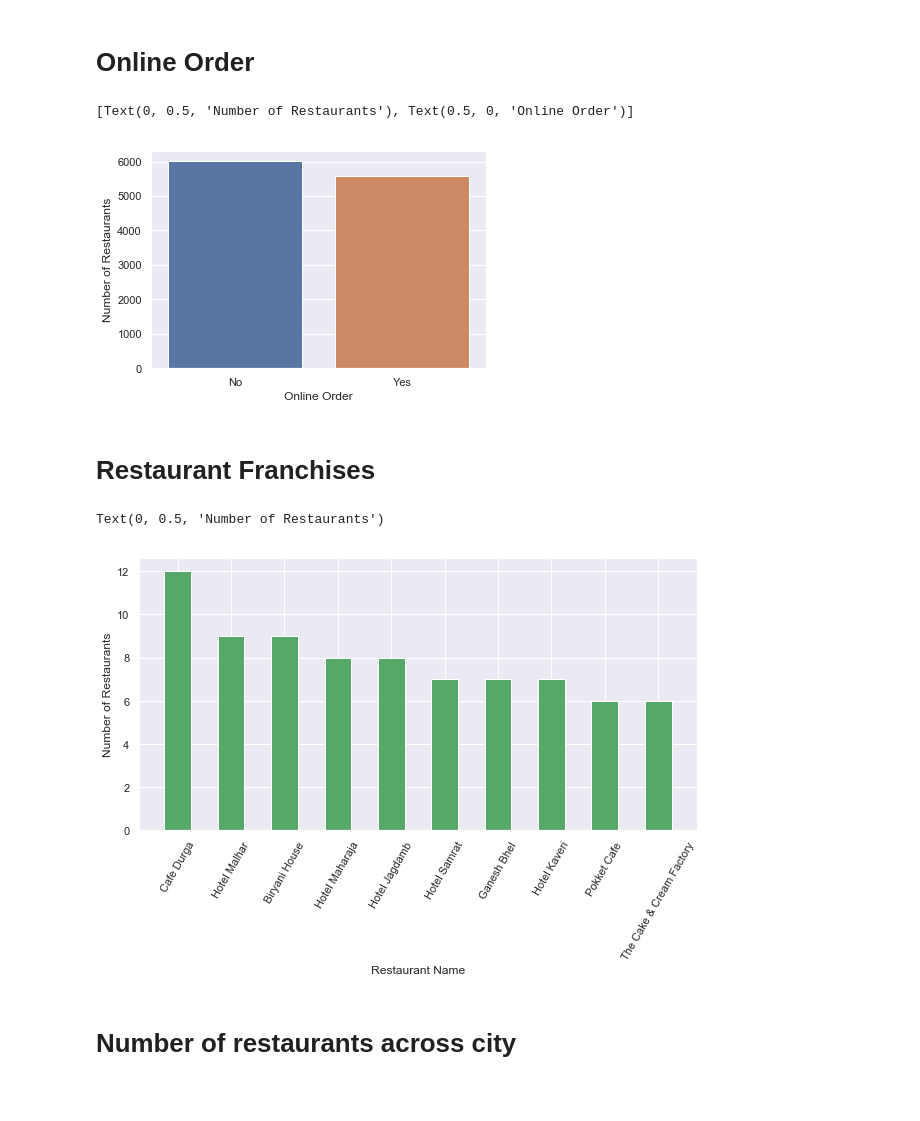
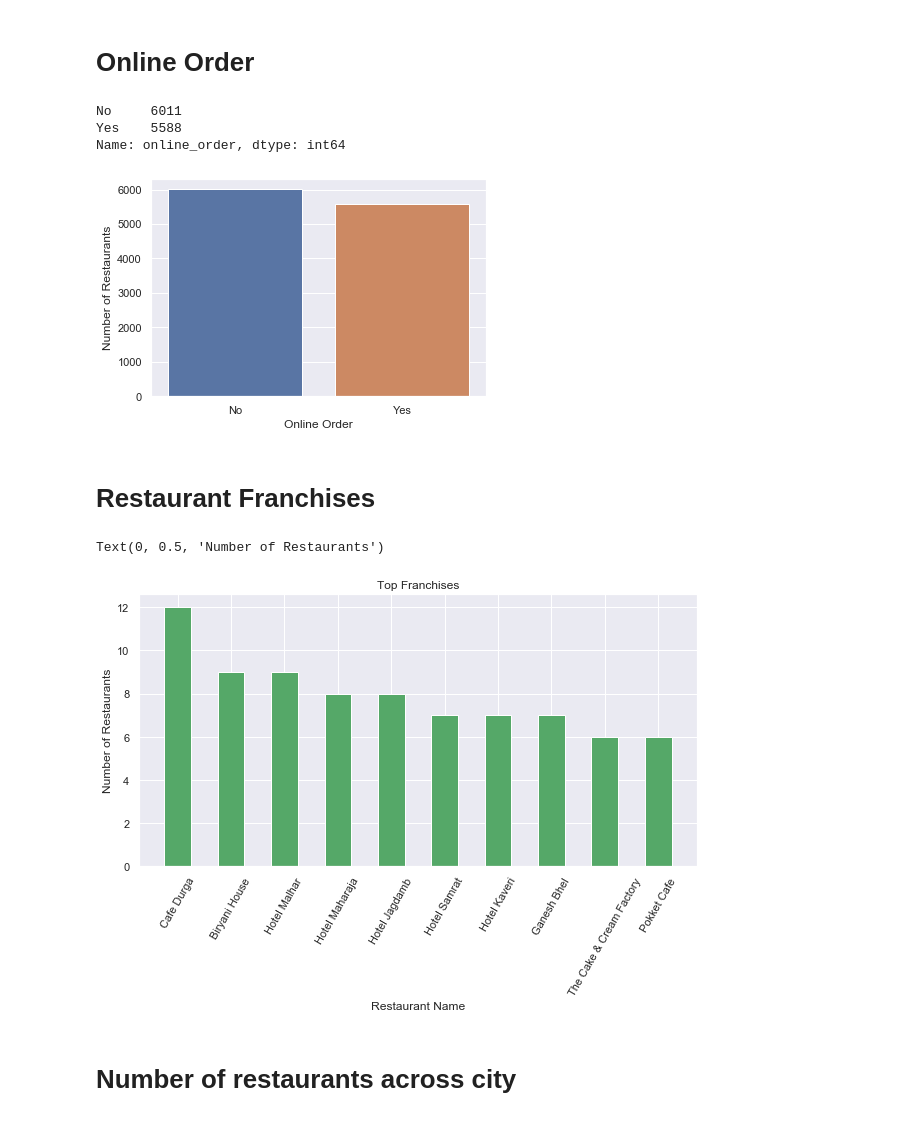
Before and after one commit to vinodiOS/Pune-Zomato-EDA, a Jupyter notebook: Zomato_Pune_EDA.ipynb, the cells around one changed output. Saved outputs shown, nothing was run; the diff lists cells and outputs as text; code cells hidden in the pictures.

```diff
--- a/Zomato_Pune_EDA.ipynb
+++ b/Zomato_Pune_EDA.ipynb
@@ -7,7 +7,7 @@ import random
 import warnings
 warnings.filterwarnings('ignore')
 # %%
-restaurant_data = pd.read_csv('/Users/shripadanantraobhole/Documents/Zomato_Datasets/pune_zomato_restaurants.csv')
+restaurant_data = pd.read_csv('/Users/Vinod/Documents/Zomato_Datasets/pune_zomato_restaurants.csv')
 restaurant_data.drop(['Unnamed: 0','Unnamed: 0.1'], axis=1, inplace=True)
 restaurant_data['rest_name'] = restaurant_data['rest_name'].str.strip()
 restaurant_data.head()
@@ -96,0 +115,2 @@ restaurant_data.head()
+# %%
+restaurant_data = restaurant_data[restaurant_data.cost_for_two < 25000]
@@ -111,23 +170,28 @@ ax.set(xlabel='Book Table',ylabel='Number of Restaurants')
 # %%
 ax = sns.countplot(restaurant_data['online_order'])
 ax.set(xlabel='Online Order', ylabel='Number of Restaurants')
+online_order = restaurant_data['online_order'].value_counts()
+print(online_order)
 # %% [output]
-[Text(0, 0.5, 'Number of Restaurants'), Text(0.5, 0, 'Online Order')]
+No     6011
+Yes    5588
+Name: online_order, dtype: int64
-[figure, old version]
+[figure, new version]
 # %% [markdown]
 # Restaurant Franchises
 # %%
 restaurants = restaurant_data.rest_name.value_counts()[:10]
 names = restaurants.index
 values = restaurants.values
 plt.figure(figsize = (10,5))
 plt.xticks(rotation=60)
 plt.bar(names, values,color='g',width=.5)
+plt.title('Top Franchises')
 plt.xlabel('Restaurant Name')
 plt.ylabel('Number of Restaurants')
 # %% [output]
 Text(0, 0.5, 'Number of Restaurants')
-[figure, old version]
+[figure, new version]
 # %% [markdown]
 # Number of restaurants across city
 # %%
```
Also changed, not shown: parts of 32 cells of this notebook.
